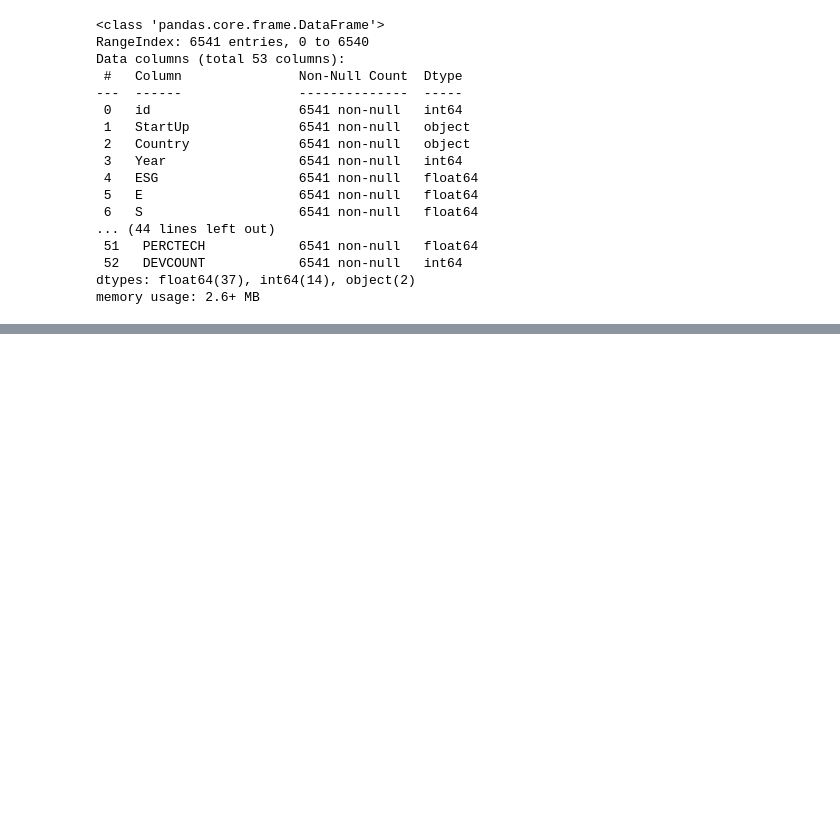
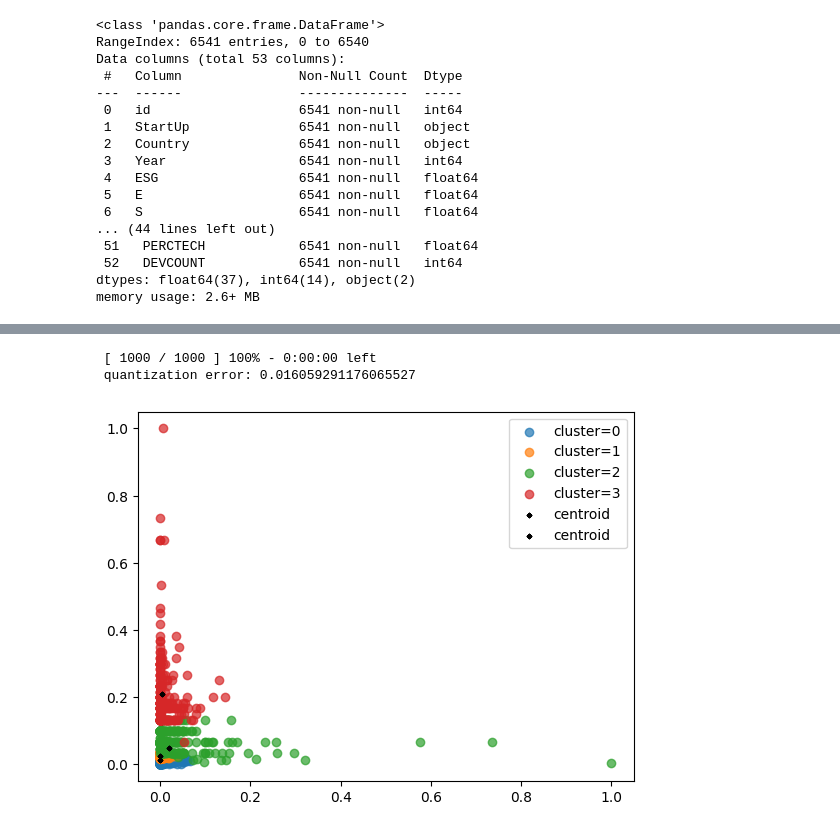
Before and after one commit to AlcirCastro/Intelig-ncia-Artificial-2o-Trabalho-Experimento-de-Aprendizado-N-o-Supervisionado, a Jupyter notebook: Trabalho2_IA.ipynb, the cells around one changed output, grey strips where cells are left out. Saved outputs shown, nothing was run; the diff lists cells and outputs as text; code cells hidden in the pictures; blank space fills up the shorter version.

```diff
--- a/Trabalho2_IA.ipynb
+++ b/Trabalho2_IA.ipynb
@@ -142,0 +146,42 @@ plt.show()
+# %%
+data = df2
+data = data.drop("Country",axis=1)
+#data = (data - np.mean(data, axis=0)) / np.std(data, axis=0)
+
+sc = MinMaxScaler(feature_range = (0,1))
+sc.fit(data)
+data=sc.transform(data)
+
+#data = data.values
+
+# Initialization and training
+som_shape = (2, 2)
+som = MiniSom(som_shape[0], som_shape[1], data.shape[1], sigma=1, learning_rate=.5,
+              neighborhood_function='gaussian', activation_distance = 'euclidean', topology = 'rectangular',random_seed=10)
+som.pca_weights_init(data)
+som.train_batch(data, 1000, verbose=True)
+# %% [output]
+ [ 1000 / 1000 ] 100% - 0:00:00 left
+ quantization error: 0.016059291176065527
+# %%
+# each neuron represents a cluster
+winner_coordinates = np.array([som.winner(x) for x in data]).T
+# with np.ravel_multi_index we convert the bidimensional
+# coordinates to a monodimensional index
+cluster_index = np.ravel_multi_index(winner_coordinates, som_shape)
+# %%
+%matplotlib inline
+#plt.xlim(0, 0.5)
+#plt.ylim(0, 1)
+# plotting the clusters using the first 2 dimentions of the data
+for c in np.unique(cluster_index):
+    plt.scatter(data[cluster_index == c, 0],
+                data[cluster_index == c, 1], label='cluster='+str(c), alpha=.7)
+
+# plotting centroids
+for centroid in som.get_weights():
+    plt.scatter(centroid[:, 0], centroid[:, 1], marker='x',
+                s=5, linewidths=3, color='k', label='centroid')
+plt.legend();
+# %% [output]
+[figure, added]
```
Also changed, not shown: parts of 16 cells of this notebook.
